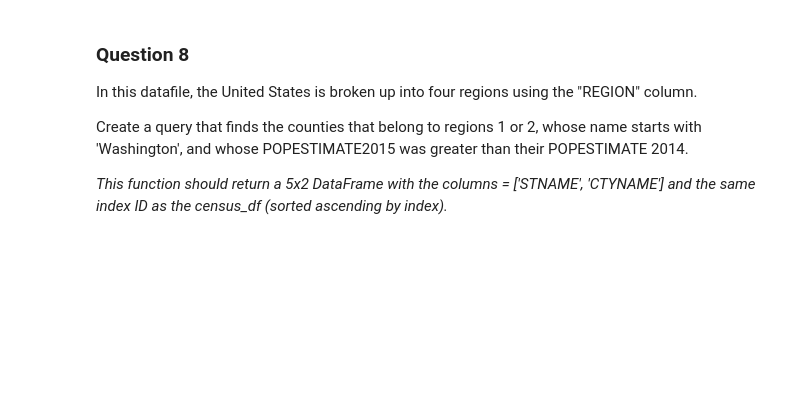
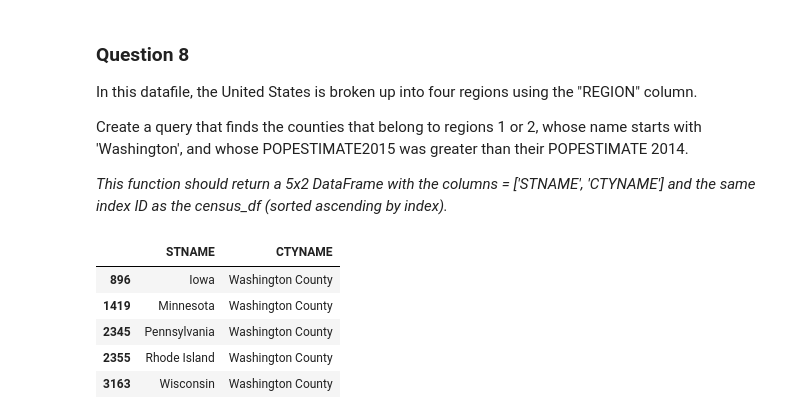
Before and after one commit to cbarlow6/CIS8005_Team_Project, a Jupyter notebook: InClassAssignment2.ipynb, the cells around one changed output. Drawn from its saved outputs; the diff is of its cells as text; code cells hidden in the pictures; blank space fills up the shorter version.

```diff
--- a/InClassAssignment2.ipynb
+++ b/InClassAssignment2.ipynb
@@ -236,3 +240,20 @@ In this datafile, the United States is broken up into four regions using the "RE
 Create a query that finds the counties that belong to regions 1 or 2, whose name starts with 'Washington', and whose POPESTIMATE2015 was greater than their POPESTIMATE 2014.
 
 *This function should return a 5x2 DataFrame with the columns = ['STNAME', 'CTYNAME'] and the same index ID as the census_df (sorted ascending by index).*
+# %%
+def answer_eight():
+    county = census_df[census_df['SUMLEV']==50]
+    dfRegion = county[(county['REGION']==1) | (county['REGION']==2)]
+    dfWashington = dfRegion[dfRegion['CTYNAME'].str.startswith("Washington")]
+    dfEstimateInc = dfWashington[dfWashington['POPESTIMATE2015'] > dfWashington['POPESTIMATE2014']]
+    dfResult = dfEstimateInc[['STNAME','CTYNAME']]
+    return dfResult
+
+answer_eight()
+# %% [output]
+|  | STNAME | CTYNAME |
+| 896 | Iowa | Washington County |
+| 1419 | Minnesota | Washington County |
+| 2345 | Pennsylvania | Washington County |
+| 2355 | Rhode Island | Washington County |
+| 3163 | Wisconsin | Washington County |
```
Also changed, not shown: parts of 6 cells of this notebook.
